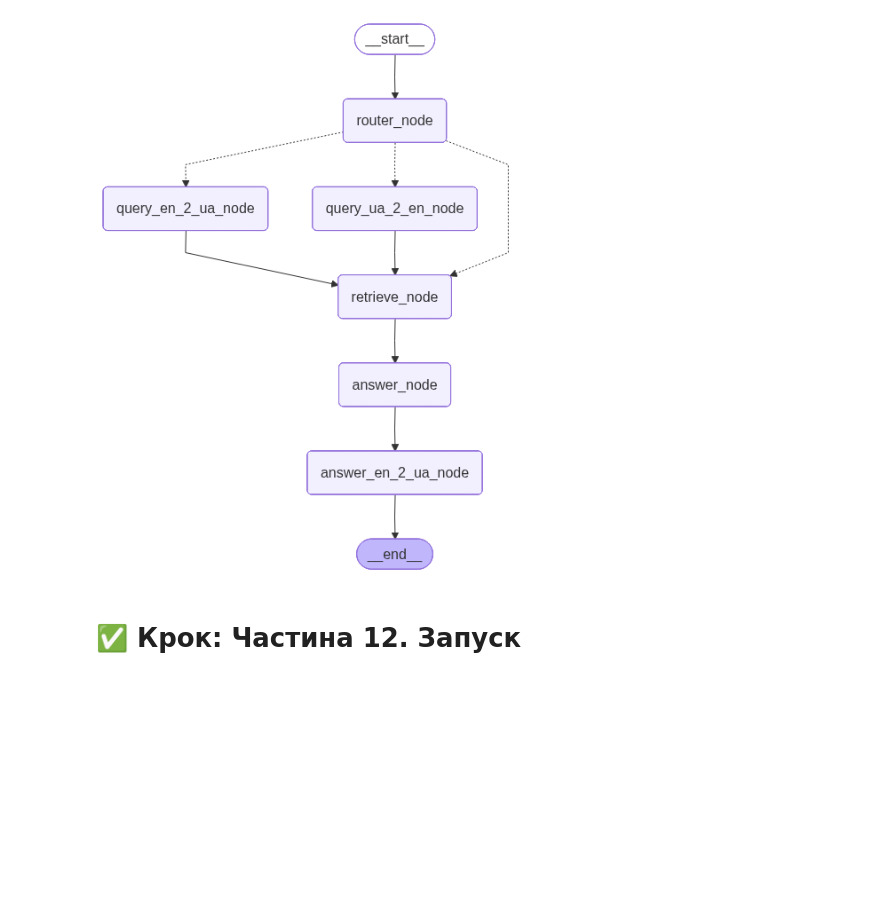
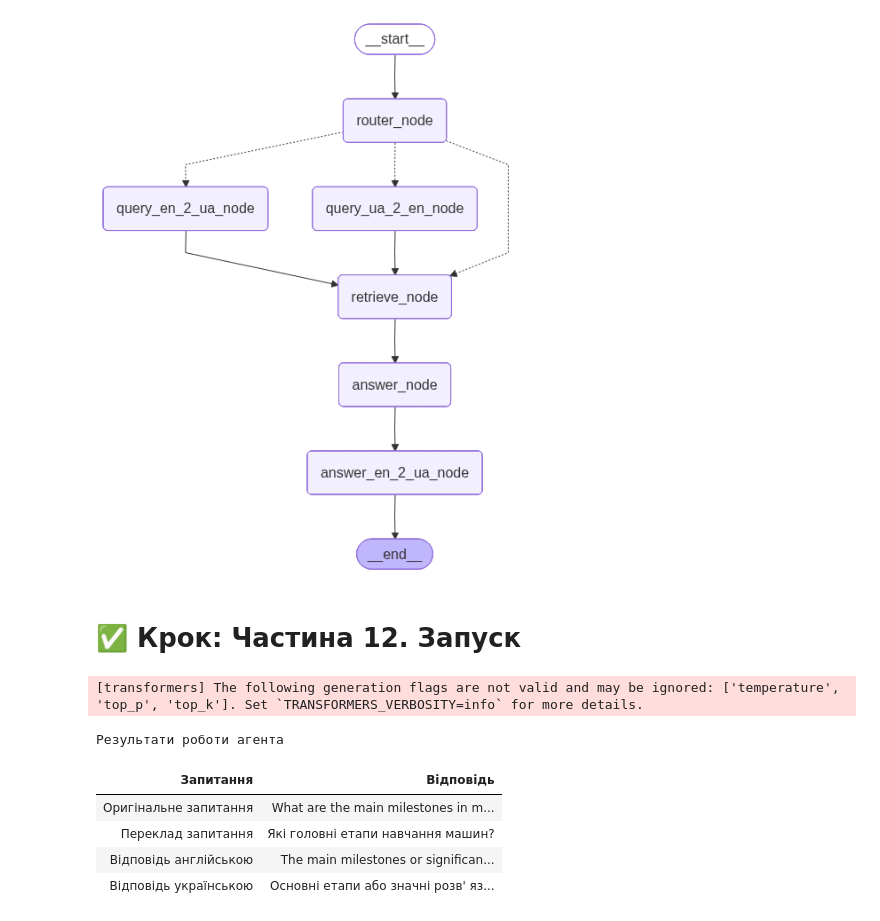
Before and after one commit to BogdanPinchuk/DataScience-PBY_HW25, a Jupyter notebook: Bohdan_Pinchuk_DS_HW25.ipynb, the cells around one changed output. Cells and saved outputs as stored; diff of their text form; code cells hidden in the pictures; blank space fills up the shorter version.

```diff
--- a/Bohdan_Pinchuk_DS_HW25.ipynb
+++ b/Bohdan_Pinchuk_DS_HW25.ipynb
@@ -680,7 +680,12 @@ ua_2_en_tokenizer = tokenizer
 
 def translate_ua_2_en(text: str) -> str:
     inputs = ua_2_en_tokenizer(text, return_tensors="pt", padding=True)
-    translated_tokens = ua_2_en_model.generate(**inputs)
+    translated_tokens = ua_2_en_model.generate(
+        **inputs,
+        temperature=None,
+        top_p=None,
+        top_k=None,
+    )
     result = ua_2_en_tokenizer.decode(translated_tokens, skip_special_tokens=True)
     return " ".join(result)
 
@@ -734,7 +739,12 @@ en_2_ua_tokenizer = tokenizer
 
 def translate_en_2_ua(text: str) -> str:
     inputs = en_2_ua_tokenizer(text, return_tensors="pt", padding=True)
-    translated_tokens = en_2_ua_model.generate(**inputs)
+    translated_tokens = en_2_ua_model.generate(
+        **inputs,
+        temperature=None,
+        top_p=None,
+        top_k=None,
+    )
     result = en_2_ua_tokenizer.decode(translated_tokens, skip_special_tokens=True)
     return " ".join(result)
 
@@ -857,9 +867,9 @@ def decide_translation_node(state: RAGState) -> str | None:
     """
     Вибір шляху для перекладу
     """
-    if state["question_ua"] is None:
+    if state.get("question_ua") is None:
         return "query_en_2_ua_node"
-    elif state["question"] is None:
+    elif state.get("question") is None:
         return "query_ua_2_en_node"
     else:
         return "retrieve_node"
@@ -910,3 +920,58 @@ display(Image(graph.get_graph().draw_mermaid_png()))
 [figure]
 # %% [markdown]
 # ✅ Крок: Частина 12. Запуск
+# %%
+# Execution
+
+import apps.reporter as rpt
+
+# Input data
+questions = {
+    "en-1": "What are the main milestones in machine learning?",
+    # "ua-1": "Які основні прориви відбулися в машинному навчанні?",
+    # "en-2": "Which algorithms were influential in the 1990s?",
+    # "ua-2": "Які алгоритми були впливовими у 1990-х роках?",
+}
+
+# Solution
+for lang, question in questions.items():
+    rp = rpt.Reporter("Запитання", "Відповідь")
+
+    if "ua" in lang:
+        result = graph.invoke({
+            "question_ua": question,
+            "question": None,
+            "context": "",
+            "answer": "",
+            "answer_ua": ""
+        })
+        rp.add_item("Оригінальне запитання", question)
+        rp.add_item("Переклад запитання", result["question"])
+        rp.add_item("Відповідь українською", result["answer_ua"])
+        rp.add_item("Відповідь англійською", result["answer"])
+
+        # Print results
+        rp.print_pd_report("Результати роботи агента")
+    else:
+        result = graph.invoke({
+            "question": question,
+            "question_ua": None,
+            "context": "",
+            "answer": "",
+            "answer_ua": ""
+        })
+        rp.add_item("Оригінальне запитання", question)
+        rp.add_item("Переклад запитання", result["question_ua"])
+        rp.add_item("Відповідь англійською", result["answer"])
+        rp.add_item("Відповідь українською", result["answer_ua"])
+
+        # Print results
+        rp.print_pd_report("Результати роботи агента")
+# %% [output]
+[transformers] The following generation flags are not valid and may be ignored: ['temperature', 'top_p', 'top_k']. Set `TRANSFORMERS_VERBOSITY=info` for more details.
+Результати роботи агента
+| Запитання | Відповідь |
+| Оригінальне запитання | What are the main milestones in m... |
+| Переклад запитання | Які головні етапи навчання машин? |
+| Відповідь англійською | The main milestones or significan... |
+| Відповідь українською | Основні етапи або значні розв' яз... |
```
Also changed, not shown: parts of 1 cell of this notebook.
